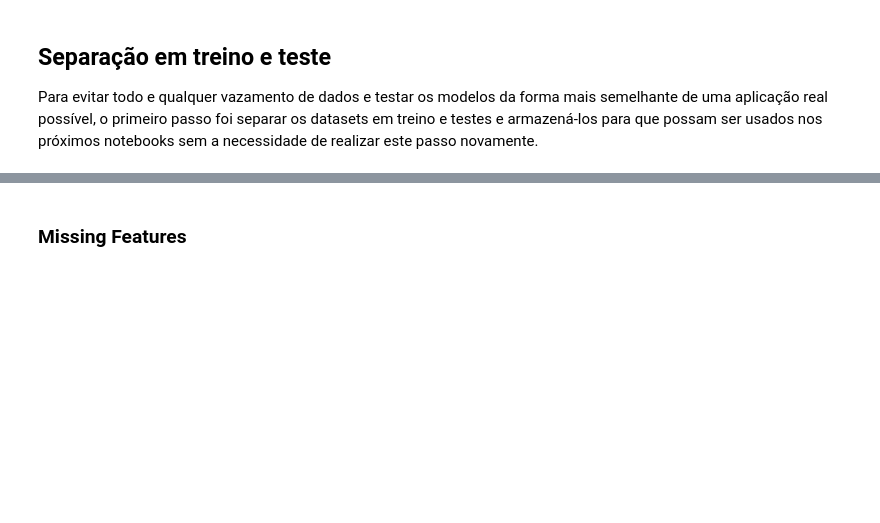
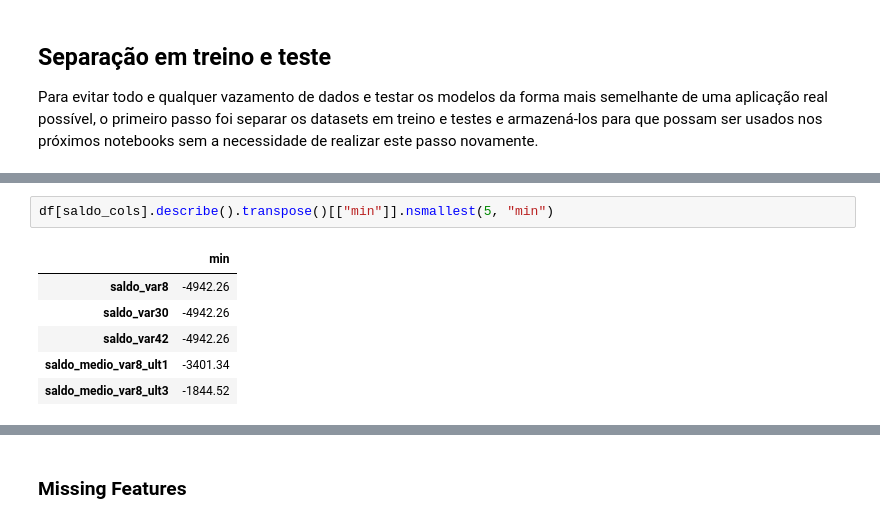
Before and after one commit to FelipeViacava/data-masters-case, a Jupyter notebook: 01-data.ipynb, the cells around one changed output, grey strips where cells are left out. Drawn from its saved outputs; the diff is of its cells as text; blank space fills up the shorter version.

```diff
--- a/01-data.ipynb
+++ b/01-data.ipynb
@@ -44,0 +134,9 @@ df = df.drop(drop_cols, axis=1)
+# %%
+df[saldo_cols].describe().transpose()[["min"]].nsmallest(5, "min")
+# %% [output]
+|  | min |
+| saldo_var8 | -4942.26 |
+| saldo_var30 | -4942.26 |
+| saldo_var42 | -4942.26 |
+| saldo_medio_var8_ult1 | -3401.34 |
+| saldo_medio_var8_ult3 | -1844.52 |
```
Also changed, not shown: parts of 16 cells of this notebook, 1 other file.
